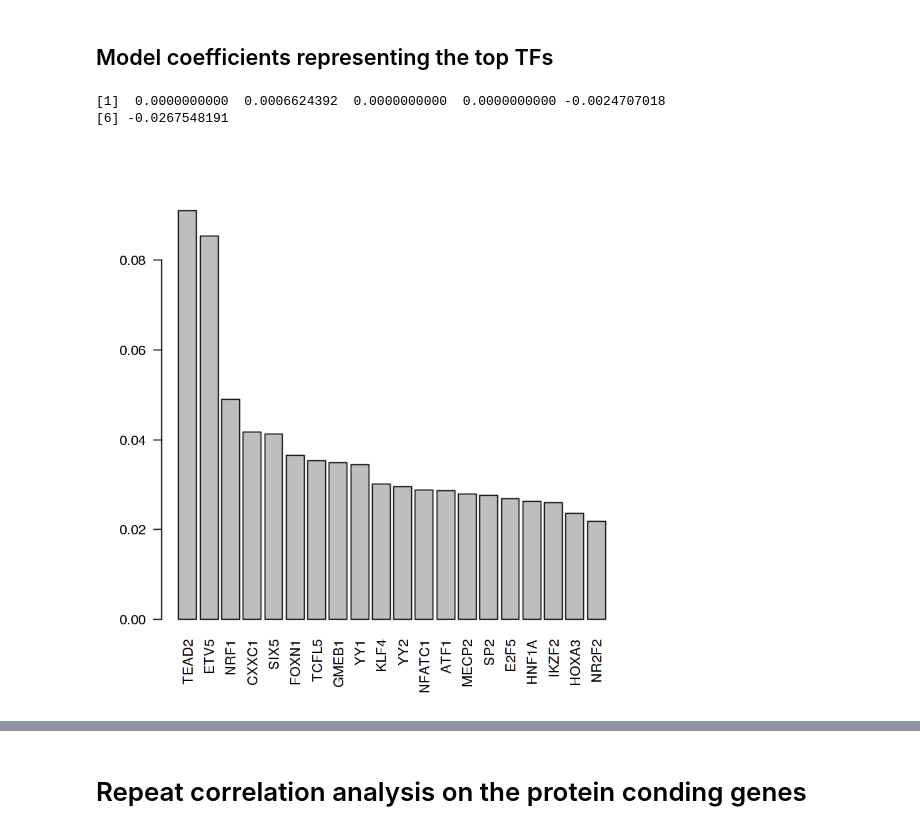
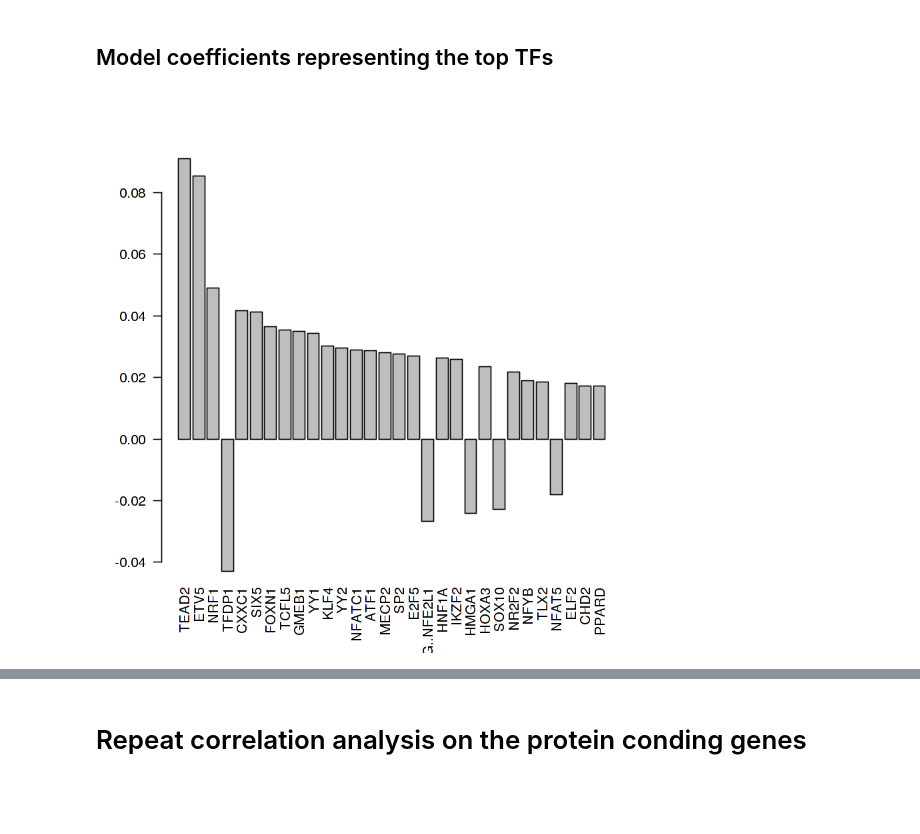
Before and after one commit to fba67/scMTL, a Jupyter notebook: feat2resp_bulk_LiHe_500bpWinTF.ipynb, the cells around one changed output, grey strips where cells are left out. Cells and saved outputs as stored; diff of their text form; code cells hidden in the pictures; blank space fills up the shorter version.

```diff
--- a/feat2resp_bulk_LiHe_500bpWinTF.ipynb
+++ b/feat2resp_bulk_LiHe_500bpWinTF.ipynb
@@ -237,9 +237,7 @@ abline(a=0, b= 1)
 ## Model coefficients representing the top TFs
 # %%
 tf.names <- rownames(final_el$beta)
-top.tfs <- order(as.numeric(final_el$beta), decreasing = T)[seq(20)]
+top.tfs <- order(abs(as.numeric(final_el$beta)), decreasing = T)[seq(30)]
 barplot(as.numeric(final_el$beta)[top.tfs], las= 2, names.arg= tf.names[top.tfs])
 # %% [output]
-[1]  0.0000000000  0.0006624392  0.0000000000  0.0000000000 -0.0024707018
-[6] -0.0267548191
-[figure, old version]
+[figure, new version]
```
Also changed, not shown: parts of 4 cells of this notebook.
